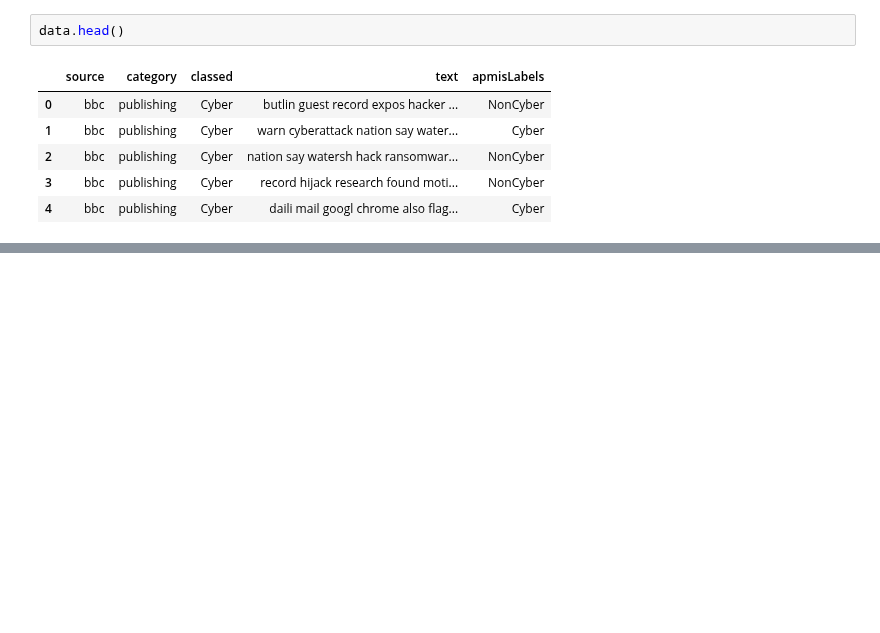
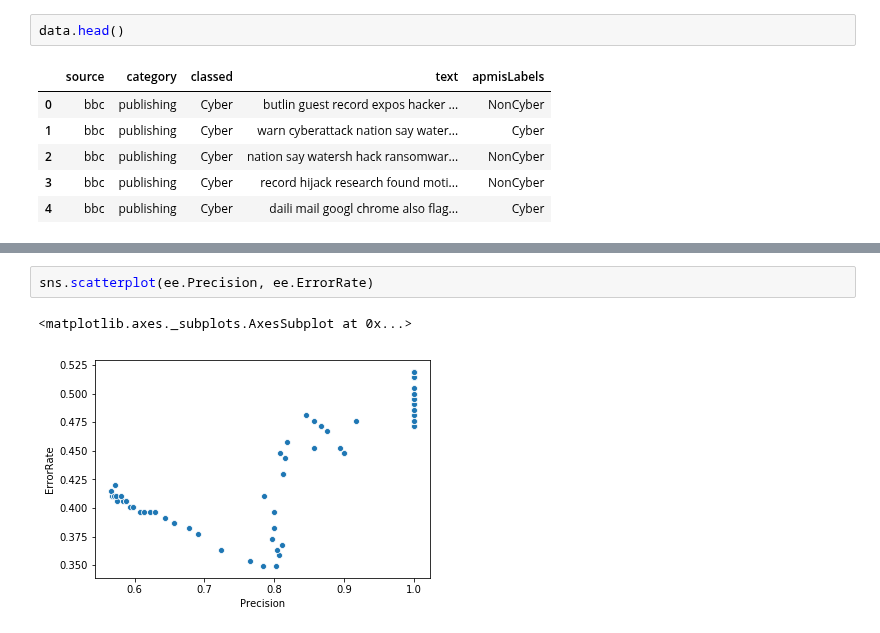
Before and after one commit to eneyi/CyberLexicon, a Jupyter notebook: EvaluatingCyberLexicon/DataAnalysis/EvaluatingTheLexicon.ipynb, the cells around one changed output, grey strips where cells are left out. Cells and saved outputs as stored; diff of their text form; blank space fills up the shorter version.

```diff
--- a/EvaluatingCyberLexicon/DataAnalysis/EvaluatingTheLexicon.ipynb
+++ b/EvaluatingCyberLexicon/DataAnalysis/EvaluatingTheLexicon.ipynb
@@ -505,0 +502,5 @@ See the caveats in the documentation: http://pandas.pydata.org/pandas-docs/stabl
+# %%
+sns.scatterplot(ee.Precision, ee.ErrorRate)
+# %% [output]
+<matplotlib.axes._subplots.AxesSubplot at 0x...>
+[figure, added]
```
Also changed, not shown: parts of 9 cells of this notebook, 2 other files.
